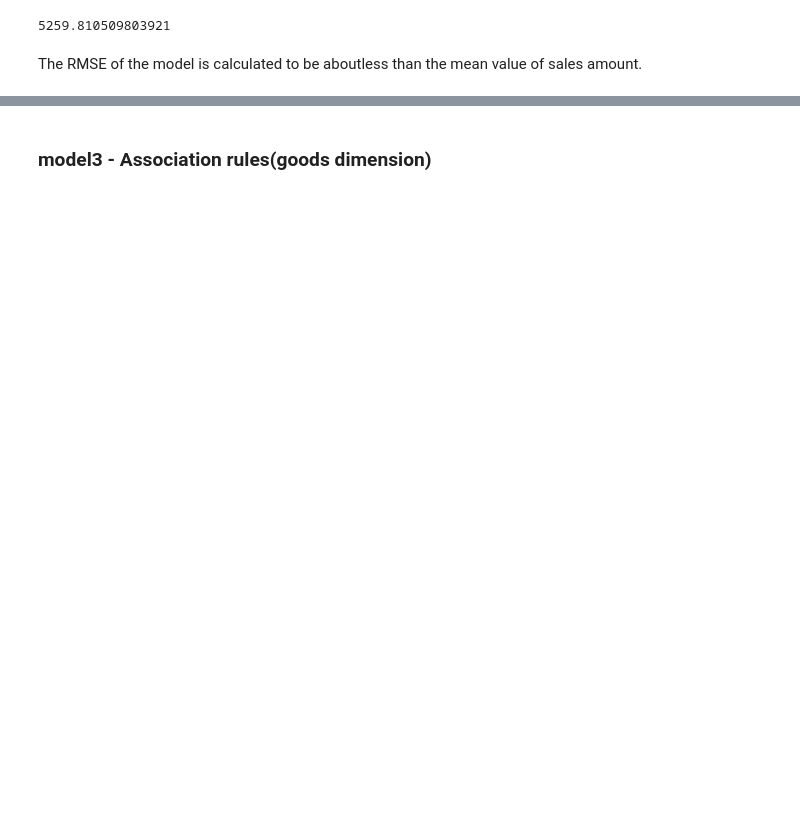
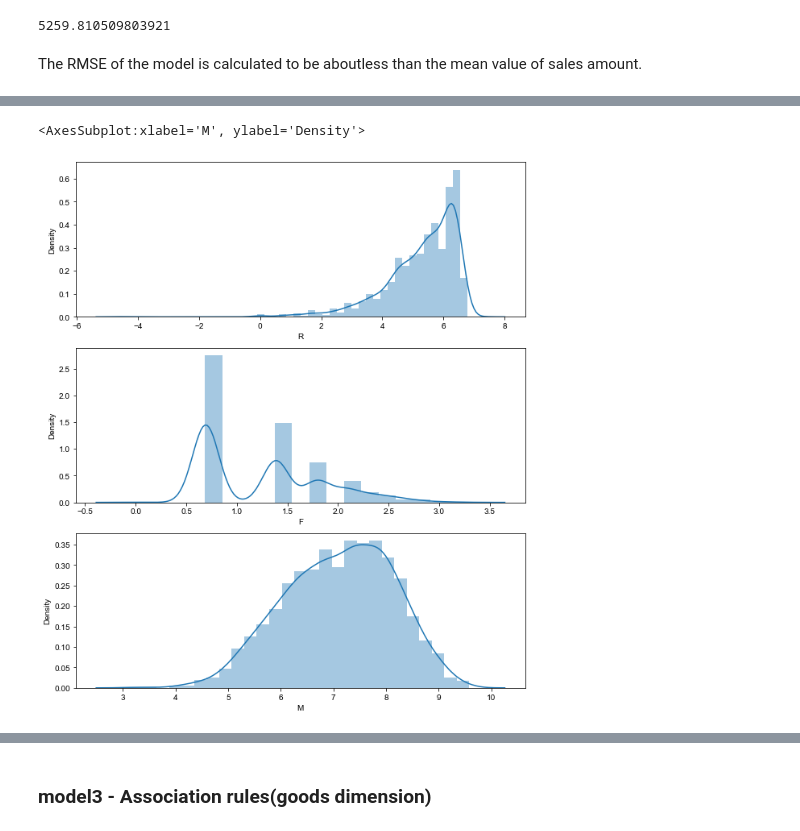
Before and after one commit to UniqueLWS/LWS, a Jupyter notebook: 7810_Group project source code_group 6.ipynb, the cells around one changed output, grey strips where cells are left out. Saved outputs shown, nothing was run; the diff lists cells and outputs as text; code cells hidden in the pictures; blank space fills up the shorter version.

```diff
--- a/7810_Group project source code_group 6.ipynb
+++ b/7810_Group project source code_group 6.ipynb
@@ -1185,0 +1161,9 @@ NameError: name 'log_clf' is not defined
+# %%
+# 将等于0的值替换成1，否则log变换后会出现无穷大的情况，无法使用distplot
+rfm.R[rfm['R']==0]=0.01
+rfm.R[rfm['F']==0]=0.01
+rfm.R[rfm['M']==0]=0.01
+rfm['R'].describe()
+rfm_log = rfm[['R','F','M']].apply(np.log,axis=1).round(3)
+# RFM_log['Recency'].describe()
+# RFM['Recency'].describe()
@@ -1185,0 +1179,8 @@ NameError: name 'log_clf' is not defined
+# %%
+f,ax = plt.subplots(3,1,figsize=(10, 12))
+plt.subplot(3,1,1); sns.distplot(rfm_log['R'],label='R')
+plt.subplot(3,1,2); sns.distplot(rfm_log['F'],label='F')
+plt.subplot(3,1,3); sns.distplot(rfm_log['M'],label='M')
+# %% [output]
+<AxesSubplot:xlabel='M', ylabel='Density'>
+[figure, added]
```
Also changed, not shown: parts of 47 cells of this notebook.
